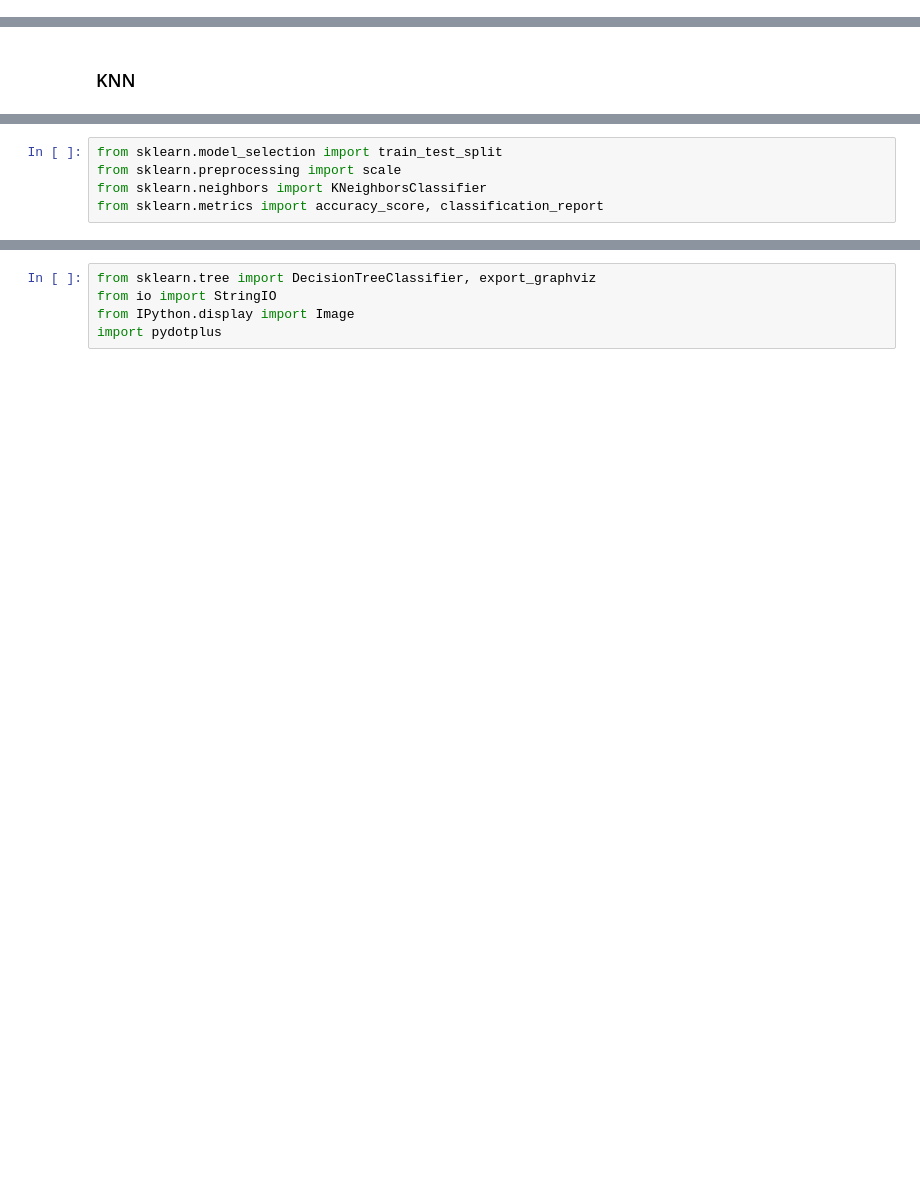
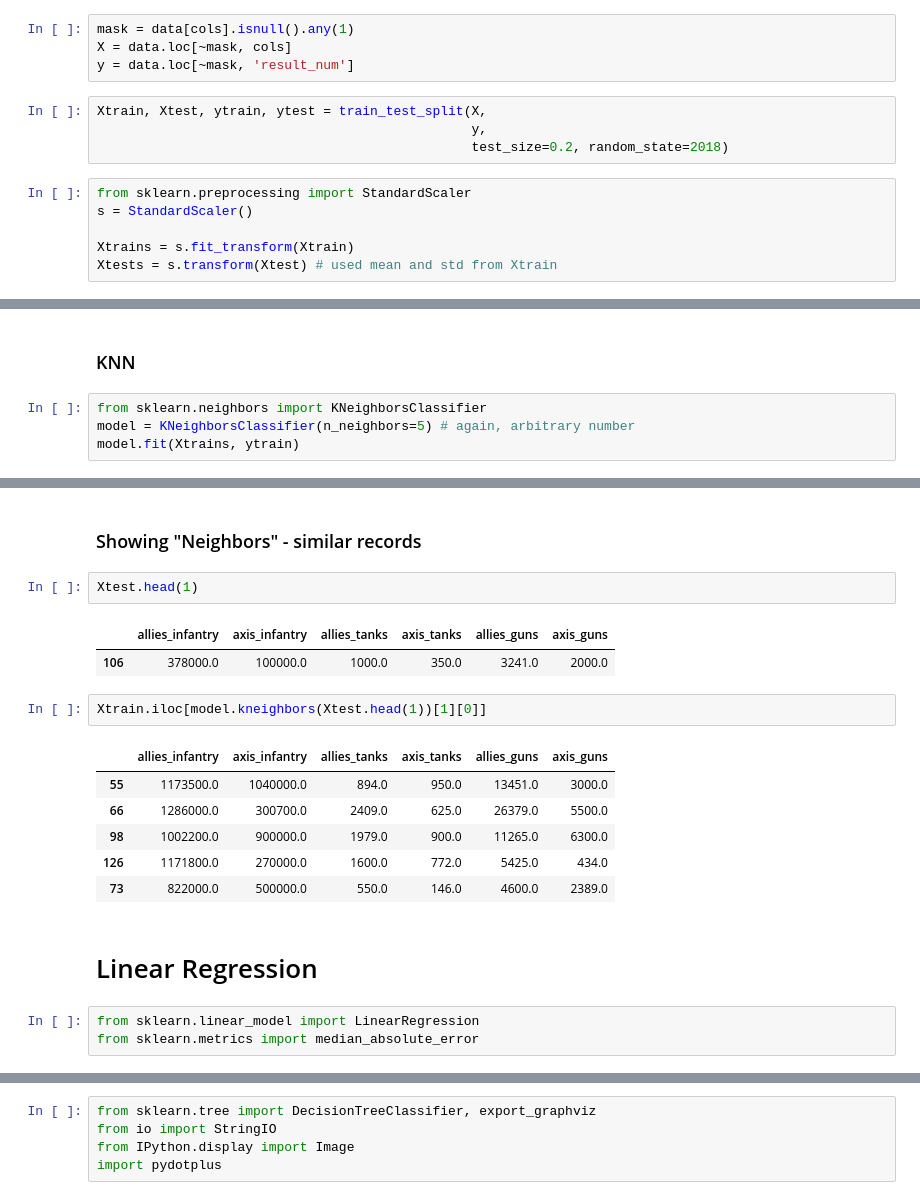
Before and after one commit to PacktPublishing/Learn-Python-by-Building-Data-Science-Applications, a Jupyter notebook: Chapter13/2_supervised_ml.ipynb, the cells around one changed output, grey strips where cells are left out. Drawn from its saved outputs; the diff is of its cells as text; blank space fills up the shorter version.

```diff
--- a/Chapter13/2_supervised_ml.ipynb
+++ b/Chapter13/2_supervised_ml.ipynb
@@ -34,2 +36,16 @@ Name: result_num, dtype: int64
+# %%
+mask = data[cols].isnull().any(1)
+X = data.loc[~mask, cols]
+y = data.loc[~mask, 'result_num']
+# %%
+Xtrain, Xtest, ytrain, ytest = train_test_split(X,
+                                                y,
+                                                test_size=0.2, random_state=2018)
+# %%
+from sklearn.preprocessing import StandardScaler
+s = StandardScaler()
+
+Xtrains = s.fit_transform(Xtrain)
+Xtests = s.transform(Xtest) # used mean and std from Xtrain
 # %% [markdown]
 # 2. Supervised Learning
@@ -42,2 +52,6 @@ cols = [
 # %% [markdown]
 ### KNN
+# %%
+from sklearn.neighbors import KNeighborsClassifier
+model = KNeighborsClassifier(n_neighbors=5) # again, arbitrary number
+model.fit(Xtrains, ytrain)
@@ -44,5 +86,21 @@ cols = [
+# %% [markdown]
+### Showing "Neighbors" - similar records
+# %%
+Xtest.head(1)
+# %% [output]
+|  | allies_infantry | axis_infantry | allies_tanks | axis_tanks | allies_guns | axis_guns |
+| 106 | 378000.0 | 100000.0 | 1000.0 | 350.0 | 3241.0 | 2000.0 |
+# %%
+Xtrain.iloc[model.kneighbors(Xtest.head(1))[1][0]]
+# %% [output]
+|  | allies_infantry | axis_infantry | allies_tanks | axis_tanks | allies_guns | axis_guns |
+| 55 | 1173500.0 | 1040000.0 | 894.0 | 950.0 | 13451.0 | 3000.0 |
+| 66 | 1286000.0 | 300700.0 | 2409.0 | 625.0 | 26379.0 | 5500.0 |
+| 98 | 1002200.0 | 900000.0 | 1979.0 | 900.0 | 11265.0 | 6300.0 |
+| 126 | 1171800.0 | 270000.0 | 1600.0 | 772.0 | 5425.0 | 434.0 |
+| 73 | 822000.0 | 500000.0 | 550.0 | 146.0 | 4600.0 | 2389.0 |
+# %% [markdown]
+# Linear Regression
 # %%
-from sklearn.model_selection import train_test_split
-from sklearn.preprocessing import scale
-from sklearn.neighbors import KNeighborsClassifier
-from sklearn.metrics import accuracy_score, classification_report
+from sklearn.linear_model import LinearRegression
+from sklearn.metrics import median_absolute_error
```
Also changed, not shown: parts of 31 cells of this notebook, 1 other file.
